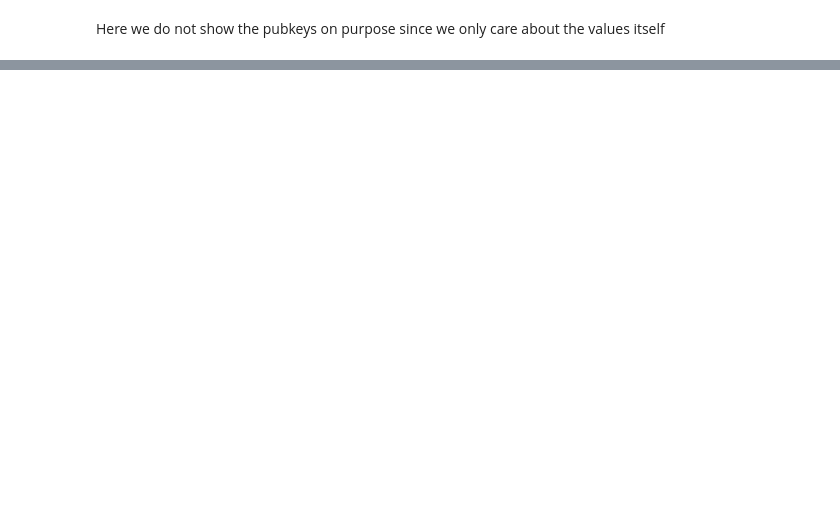
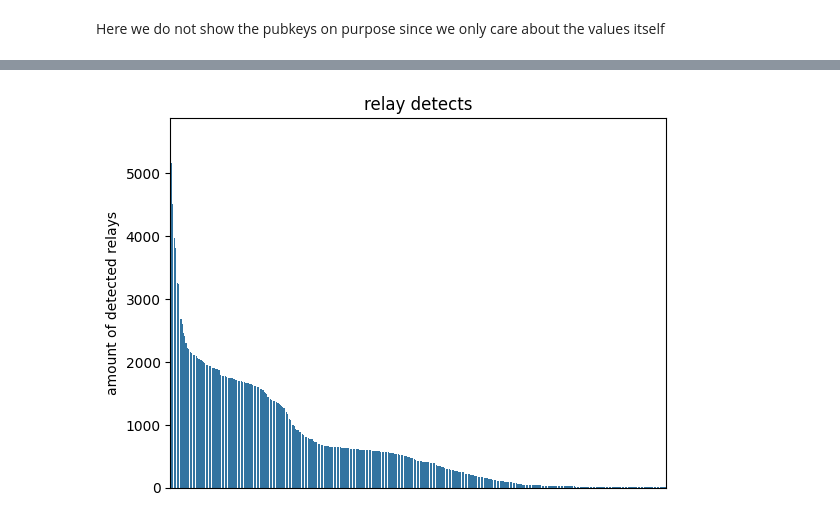
Before and after one commit to SEG-UNIBE/artio-insight, a Jupyter notebook: notebooks/artio.ipynb, the cells around one changed output, grey strips where cells are left out. Drawn from its saved outputs; the diff is of its cells as text; code cells hidden in the pictures; blank space fills up the shorter version.

```diff
--- a/notebooks/artio.ipynb
+++ b/notebooks/artio.ipynb
@@ -144,0 +193,14 @@ grouped = df_relaynip.groupby("nip_name")['relay_id'].count()
+# %%
+relay_detects = df_relay_detection.groupby("relay_name")['detected_relay_id'].count()
+relay_is_detected = df_relay_detection.groupby("detected_relay_name")['relay_id'].count()
+# %%
+fig, ax = plt.subplots()
+sb.barplot(data=relay_detects.sort_values(ascending=False))
+ax.set_xlabel("relays")
+ax.xaxis.set_visible(False)
+ax.set_ylabel('amount of detected relays')
+plt.title('relay detects')
+save_pdf(plt, "relay_detects_grouped")
+plt.show()
+# %% [output]
+[figure, added]
```
Also changed, not shown: parts of 67 cells of this notebook.
